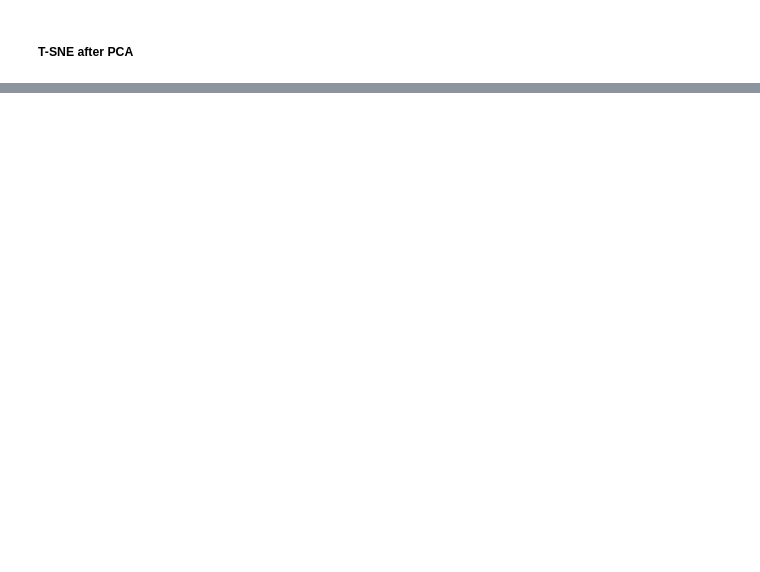
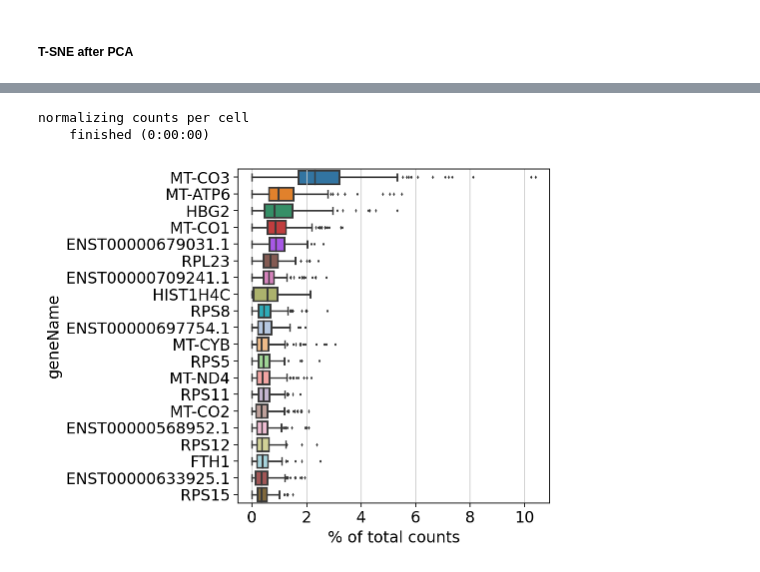
Before and after one commit to yichao-cai/indrop, a Jupyter notebook: notebooks/explorer.ipynb, the cells around one changed output, grey strips where cells are left out. Cells and saved outputs as stored; diff of their text form; code cells hidden in the pictures; blank space fills up the shorter version.

```diff
--- a/notebooks/explorer.ipynb
+++ b/notebooks/explorer.ipynb
@@ -456,0 +499,4 @@ plt.tight_layout()
+# %%
+sc.settings.verbosity = 3             # verbosity: errors (0), warnings (1), info (2), hints (3)
+sc.logging.print_header()
+sc.settings.set_figure_params(dpi=80, facecolor='white')
@@ -456,0 +505,32 @@ plt.tight_layout()
+# %%
+# Construct a AnnoData object
+X = df.values.T
+obs = df.columns.to_frame().rename(columns={0:'cell'}).reset_index(drop=True)
+
+# Combine transcript information from UCSC associated with the transcript.
+# Read in transcript metadata.
+gene_anno = pd.read_table("./anno/UCSC_wgEncodeCompV22.tsv.gz")
+colNames = gene_anno.columns.tolist()
+newColNames = [i.split(".")[-1] for i in colNames]
+newColNames[0] = "transcriptId"
+newColNames[6] = "geneName"
+gene_anno = (gene_anno
+.rename(columns=dict(zip(colNames, newColNames)))
+.assign(transcriptId_stable=lambda x: x.transcriptId.str.split('.', expand=True)[0])
+)
+
+# Combine transcript information to transcript id.
+# Some of the transcript does not have associated gene name. Even using gencode metadata of the same version, filling them with transcript ID.
+var = (pd.DataFrame(index=df.index)
+.reset_index(names="transcriptId")
+.assign(transcriptId_stable=lambda x: x.transcriptId.str.split('.', expand=True)[0])
+.merge(gene_anno, how='left', on=['transcriptId_stable'])
+.drop(columns=["transcriptId_y"])
+.rename(columns={"transcriptId_x": "transcriptId"})
+.assign(geneName=lambda x: np.where(x.geneName.isna(), x.transcriptId, x.geneName))
+.set_index('transcriptId')
+)
+
+adata = ad.AnnData(X, obs=obs, var=var, dtype='int32')
+adata.write(f'./output_v1_2/Estimated_counts/{sample}.h5ad')
+adata
@@ -456,0 +545,8 @@ plt.tight_layout()
+# %%
+%%capture --no-display
+# Turn off future wawrning for is_categorical error when calling seaborn.
+sc.pl.highest_expr_genes(adata, n_top=20, gene_symbols='geneName')
+# %% [output]
+normalizing counts per cell
+    finished (0:00:00)
+[figure, added]
```
Also changed, not shown: parts of 37 cells of this notebook.
